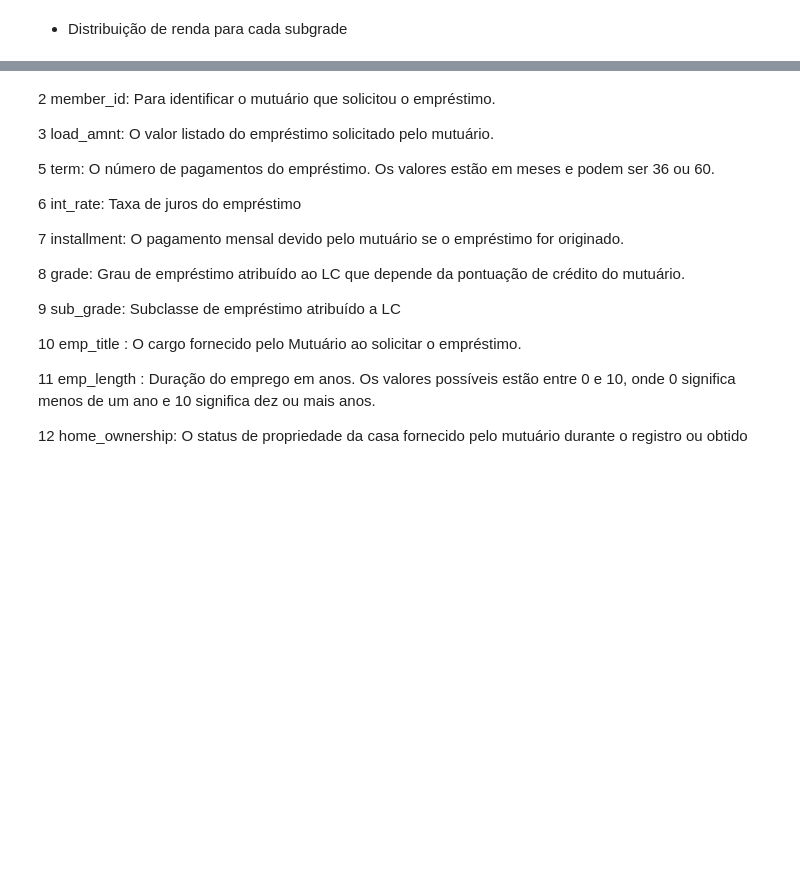
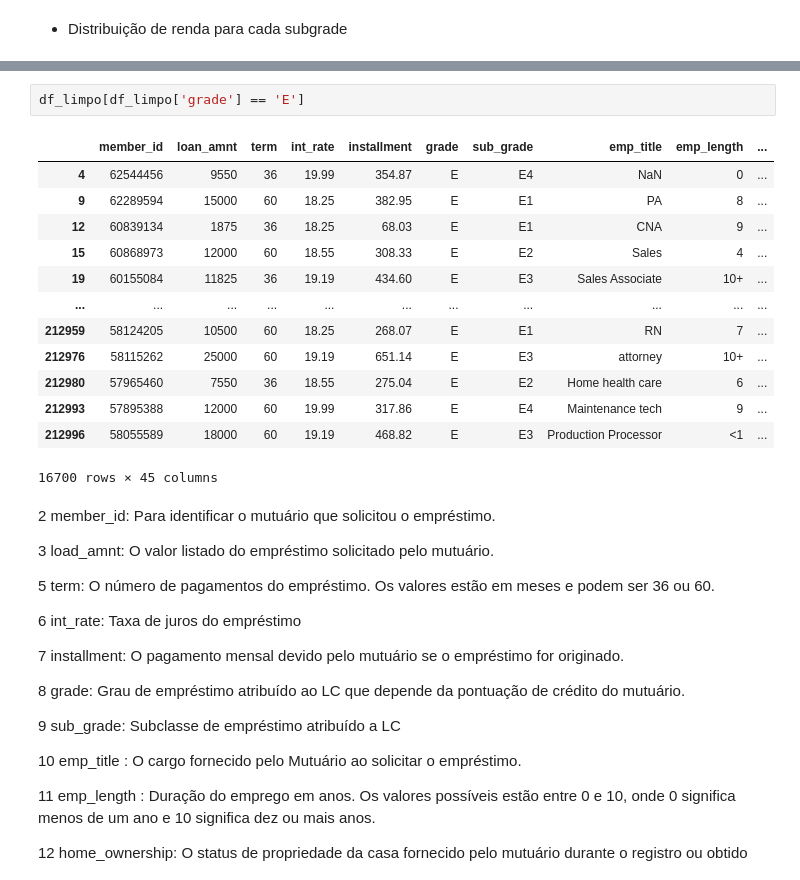
Before and after one commit to caiocguedes/credit-risk, a Jupyter notebook: analise_de_credito.ipynb, the cells around one changed output, grey strips where cells are left out. Saved outputs shown, nothing was run; the diff lists cells and outputs as text; blank space fills up the shorter version.

```diff
--- a/analise_de_credito.ipynb
+++ b/analise_de_credito.ipynb
@@ -558,6 +578,22 @@ plt.tight_layout()
 plt.show()
 # %% [output]
 [figure]
+# %%
+df_limpo[df_limpo['grade'] == 'E']
+# %% [output]
+|  | member_id | loan_amnt | term | int_rate | installment | grade | sub_grade | emp_title | emp_length | ... |
+| 4 | 62544456 | 9550 | 36 | 19.99 | 354.87 | E | E4 | NaN | 0 | ... |
+| 9 | 62289594 | 15000 | 60 | 18.25 | 382.95 | E | E1 | PA | 8 | ... |
+| 12 | 60839134 | 1875 | 36 | 18.25 | 68.03 | E | E1 | CNA | 9 | ... |
+| 15 | 60868973 | 12000 | 60 | 18.55 | 308.33 | E | E2 | Sales | 4 | ... |
+| 19 | 60155084 | 11825 | 36 | 19.19 | 434.60 | E | E3 | Sales Associate | 10+ | ... |
+| ... | ... | ... | ... | ... | ... | ... | ... | ... | ... | ... |
+| 212959 | 58124205 | 10500 | 60 | 18.25 | 268.07 | E | E1 | RN | 7 | ... |
+| 212976 | 58115262 | 25000 | 60 | 19.19 | 651.14 | E | E3 | attorney | 10+ | ... |
+| 212980 | 57965460 | 7550 | 36 | 18.55 | 275.04 | E | E2 | Home health care | 6 | ... |
+| 212993 | 57895388 | 12000 | 60 | 19.99 | 317.86 | E | E4 | Maintenance tech | 9 | ... |
+| 212996 | 58055589 | 18000 | 60 | 19.19 | 468.82 | E | E3 | Production Processor | <1 | ... |
+16700 rows × 45 columns
 # %% [markdown]
 
 2 member_id: Para identificar o mutuário que solicitou o empréstimo.
```
Also changed, not shown: parts of 7 cells of this notebook.
